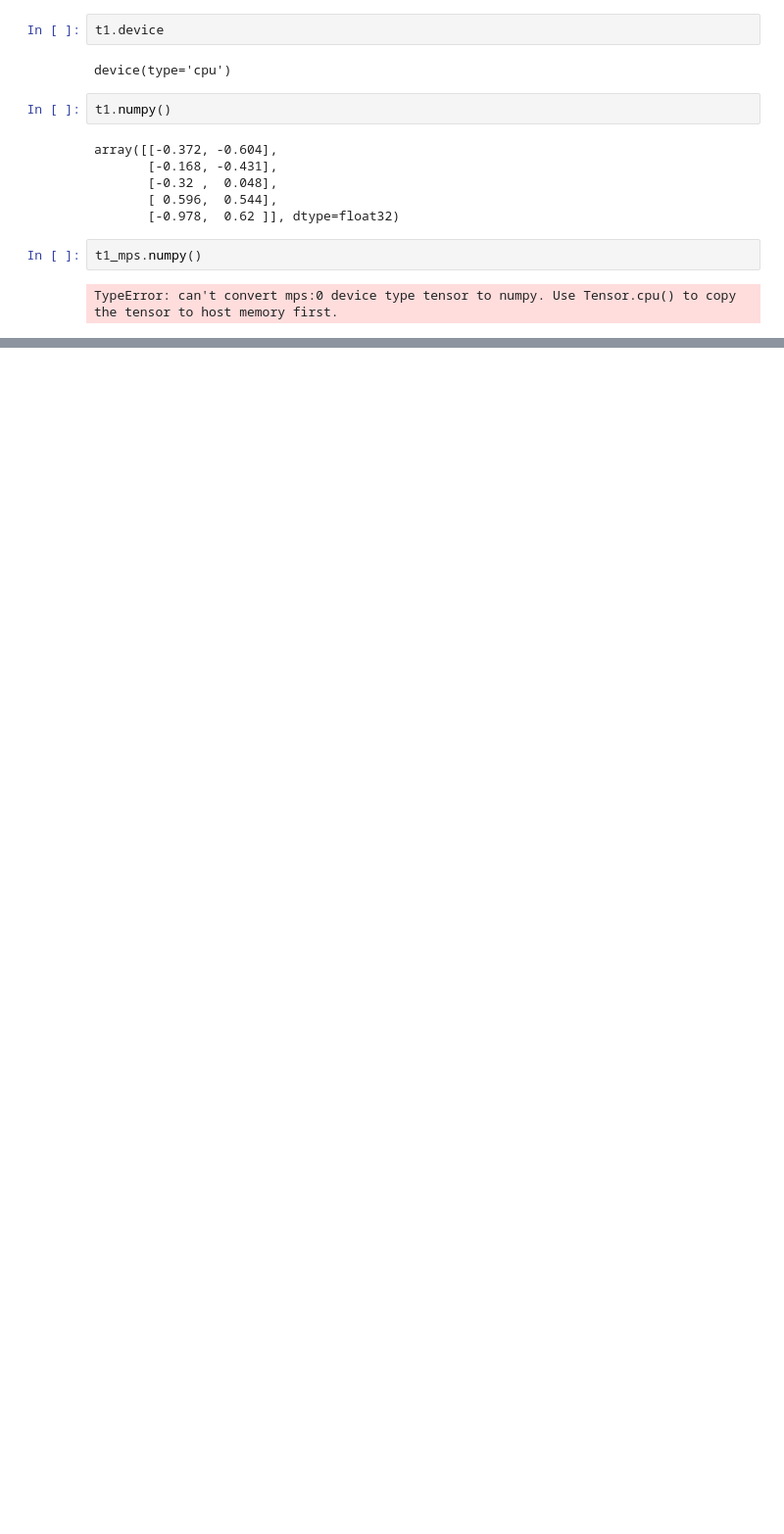
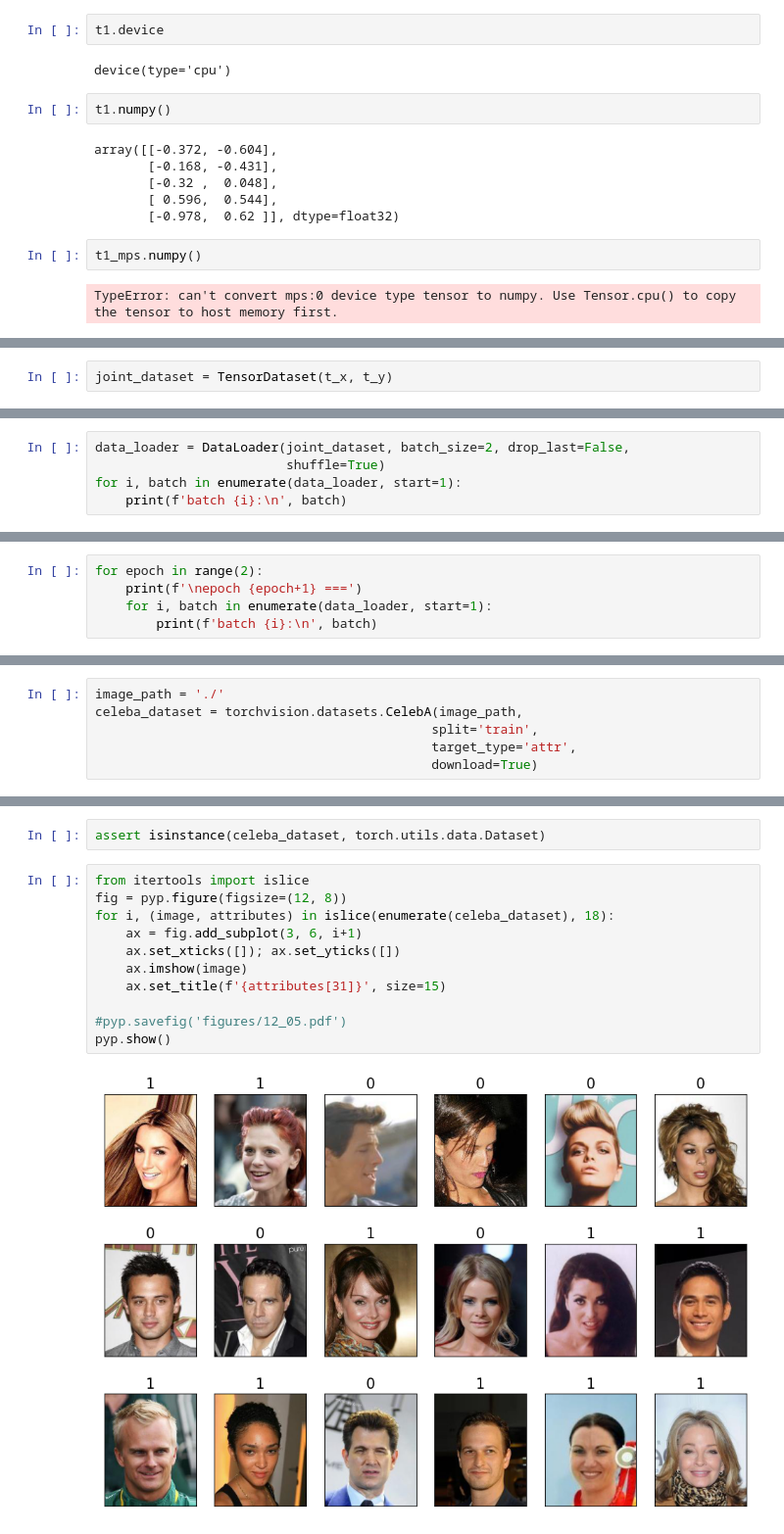
Before and after one commit to CogentMentat/netting_neuralnet_ting, a Jupyter notebook: notebooks/Pytorch_intro.ipynb, the cells around one changed output, grey strips where cells are left out. Shown at 98% size. Drawn from its saved outputs; the diff is of its cells as text; blank space fills up the shorter version.

```diff
--- a/notebooks/Pytorch_intro.ipynb
+++ b/notebooks/Pytorch_intro.ipynb
@@ -172,0 +217,2 @@ TypeError: can't convert mps:0 device type tensor to numpy. Use Tensor.cpu() to
+# %%
+joint_dataset = TensorDataset(t_x, t_y)
@@ -172,0 +229,5 @@ TypeError: can't convert mps:0 device type tensor to numpy. Use Tensor.cpu() to
+# %%
+data_loader = DataLoader(joint_dataset, batch_size=2, drop_last=False,
+                         shuffle=True)
+for i, batch in enumerate(data_loader, start=1):
+    print(f'batch {i}:\n', batch)
@@ -172,0 +243,5 @@ TypeError: can't convert mps:0 device type tensor to numpy. Use Tensor.cpu() to
+# %%
+for epoch in range(2):
+    print(f'\nepoch {epoch+1} ===')
+    for i, batch in enumerate(data_loader, start=1):
+        print(f'batch {i}:\n', batch)
@@ -172,0 +268,6 @@ TypeError: can't convert mps:0 device type tensor to numpy. Use Tensor.cpu() to
+# %%
+image_path = './'
+celeba_dataset = torchvision.datasets.CelebA(image_path,
+                                            split='train',
+                                            target_type='attr',
+                                            download=True)
@@ -172,0 +281,15 @@ TypeError: can't convert mps:0 device type tensor to numpy. Use Tensor.cpu() to
+# %%
+assert isinstance(celeba_dataset, torch.utils.data.Dataset)
+# %%
+from itertools import islice
+fig = pyp.figure(figsize=(12, 8))
+for i, (image, attributes) in islice(enumerate(celeba_dataset), 18):
+    ax = fig.add_subplot(3, 6, i+1)
+    ax.set_xticks([]); ax.set_yticks([])
+    ax.imshow(image)
+    ax.set_title(f'{attributes[31]}', size=15)
+
+#pyp.savefig('figures/12_05.pdf')
+pyp.show()
+# %% [output]
+[figure, added]
```
Also changed, not shown: parts of 19 cells of this notebook.
